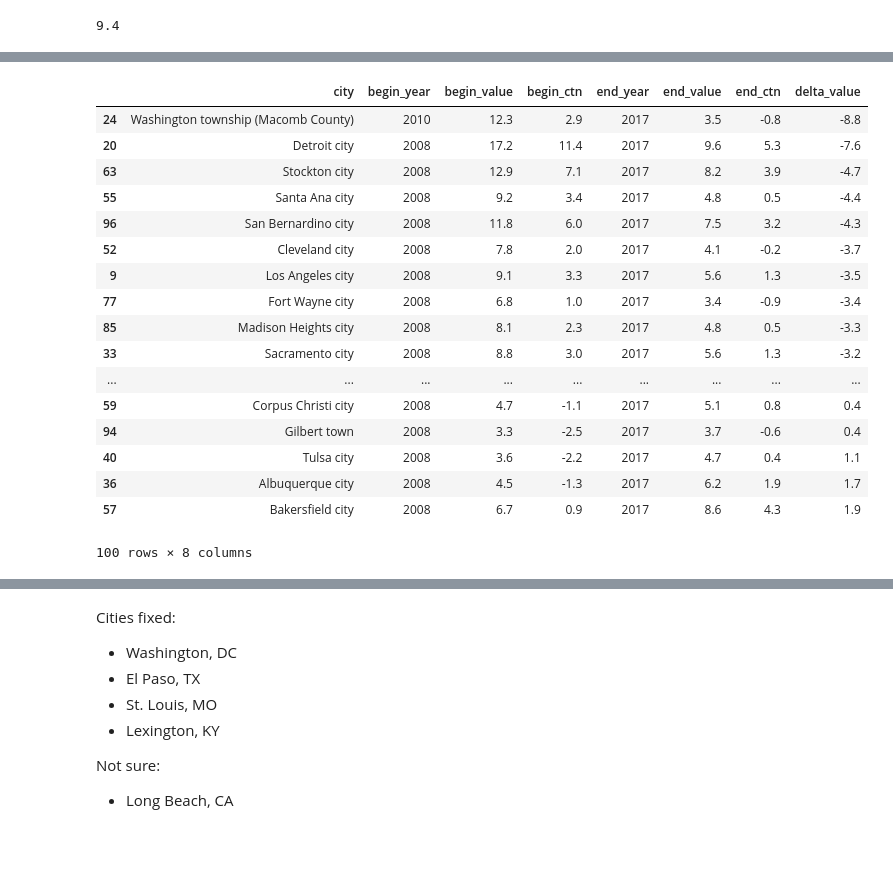
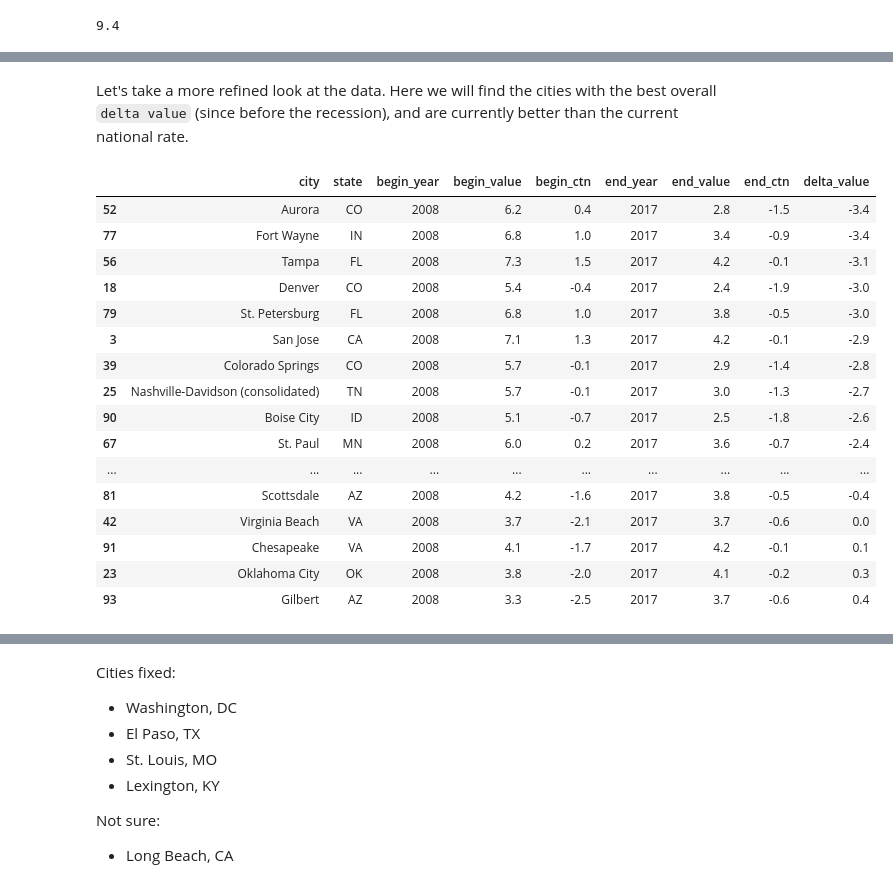
Before and after one commit to muftring/iu-datavis, a Jupyter notebook: project/analysis-gold-standard-cities.ipynb, the cells around one changed output, grey strips where cells are left out. Saved outputs shown, nothing was run; the diff lists cells and outputs as text; code cells hidden in the pictures; blank space fills up the shorter version.

Commit message:
Project: more on gold standard city

```diff
--- a/project/analysis-gold-standard-cities.ipynb
+++ b/project/analysis-gold-standard-cities.ipynb
@@ -93,8 +155,8 @@ build and send requests, 10 cities at a time...
 # %%
 def buildSeriesIDs(cityList):
     seriesIDs = []
-    for city in cityList:
-        cityCode = bls.findCityTownCode(city)
+    for city,state in cityList:
+        cityCode = bls.findCityTownCode(city,state)
         if len(cityCode) > 0:
             for measure in measureList:
                 measureCode = bls.findMeasureCode(measure)
@@ -154,8 +220,8 @@ for json_data in responses:
             period = item['period']
             month = bls.code2month(period)
             date = bls.dateFrom(year, month)
-            state = bls.decodeState(seriesId)
-            city = bls.decodeCityTown(seriesId)
+            state = stateCode(bls.decodeState(seriesId))
+            city = bls.trimCityName(bls.decodeCityTown(seriesId))
             measure = bls.decodeMeasure(seriesId)
             value = item['value']
             footnotes=""
@@ -202,8 +313,12 @@ nationalRates[year]
 # %%
 series = []
+columns = ['city','state','begin_year','begin_value','begin_ctn','end_year','end_value','end_ctn','delta_value']
+series.append(columns)
+
 for city in df.city.unique():
     cd = df[(df.city==city) & (df.month=='July')].sort_values('year').copy()
     cd.drop(['seriesid','month','period','date','footnotes'], axis=1, inplace=True)
+    state = stateCode(cd.head(1).state.values[0])
     beginYear = cd.head(1).year.values[0]
     beginValue = float(cd.head(1).value.values[0])
     beginCTN = beginValue - float(nationalRates[beginYear])
@@ -211,7 +326,7 @@ for city in df.city.unique():
     endValue = float(cd.tail(1).value.values[0])
     endCTN = endValue - float(nationalRates[endYear])
     delta = endValue - beginValue
-    series.append([city,beginYear,beginValue, beginCTN,endYear,endValue,endCTN,delta])
+    series.append([city,state,beginYear,beginValue, beginCTN,endYear,endValue,endCTN,delta])
 # %%
 len(series)
 # %% [output]
@@ -239,5 +369,5 @@ series
 # %%
-dfs = pd.DataFrame(series, columns=['city','begin_year','begin_value','begin_ctn','end_year','end_value','end_ctn','delta_value'])
+dfs = pd.DataFrame(series[1:], columns=series[0])
 # %%
 dfs.head()
 # %% [output]
@@ -317,21 +469,22 @@ dfs[dfs.city==cityName]
+# %% [markdown]
+Let's take a more refined look at the data. Here we will find the cities with the best overall `delta value` (since before the recession), and are currently better than the current national rate.
 # %%
-dfs.sort_values('delta_value')
+dfs[dfs.end_ctn <= 0.0].sort_values('delta_value')
 # %% [output]
-|  | city | begin_year | begin_value | begin_ctn | end_year | end_value | end_ctn | delta_value |
-| 24 | Washington township (Macomb County) | 2010 | 12.3 | 2.9 | 2017 | 3.5 | -0.8 | -8.8 |
-| 20 | Detroit city | 2008 | 17.2 | 11.4 | 2017 | 9.6 | 5.3 | -7.6 |
-| 63 | Stockton city | 2008 | 12.9 | 7.1 | 2017 | 8.2 | 3.9 | -4.7 |
-| 55 | Santa Ana city | 2008 | 9.2 | 3.4 | 2017 | 4.8 | 0.5 | -4.4 |
-| 96 | San Bernardino city | 2008 | 11.8 | 6.0 | 2017 | 7.5 | 3.2 | -4.3 |
-| 52 | Cleveland city | 2008 | 7.8 | 2.0 | 2017 | 4.1 | -0.2 | -3.7 |
-| 9 | Los Angeles city | 2008 | 9.1 | 3.3 | 2017 | 5.6 | 1.3 | -3.5 |
-| 77 | Fort Wayne city | 2008 | 6.8 | 1.0 | 2017 | 3.4 | -0.9 | -3.4 |
-| 85 | Madison Heights city | 2008 | 8.1 | 2.3 | 2017 | 4.8 | 0.5 | -3.3 |
-| 33 | Sacramento city | 2008 | 8.8 | 3.0 | 2017 | 5.6 | 1.3 | -3.2 |
-| ... | ... | ... | ... | ... | ... | ... | ... | ... |
-| 59 | Corpus Christi city | 2008 | 4.7 | -1.1 | 2017 | 5.1 | 0.8 | 0.4 |
-| 94 | Gilbert town | 2008 | 3.3 | -2.5 | 2017 | 3.7 | -0.6 | 0.4 |
-| 40 | Tulsa city | 2008 | 3.6 | -2.2 | 2017 | 4.7 | 0.4 | 1.1 |
-| 36 | Albuquerque city | 2008 | 4.5 | -1.3 | 2017 | 6.2 | 1.9 | 1.7 |
-| 57 | Bakersfield city | 2008 | 6.7 | 0.9 | 2017 | 8.6 | 4.3 | 1.9 |
+|  | city | state | begin_year | begin_value | begin_ctn | end_year | end_value | end_ctn | delta_value |
+| 52 | Aurora | CO | 2008 | 6.2 | 0.4 | 2017 | 2.8 | -1.5 | -3.4 |
+| 77 | Fort Wayne | IN | 2008 | 6.8 | 1.0 | 2017 | 3.4 | -0.9 | -3.4 |
+| 56 | Tampa | FL | 2008 | 7.3 | 1.5 | 2017 | 4.2 | -0.1 | -3.1 |
+| 18 | Denver | CO | 2008 | 5.4 | -0.4 | 2017 | 2.4 | -1.9 | -3.0 |
+| 79 | St. Petersburg | FL | 2008 | 6.8 | 1.0 | 2017 | 3.8 | -0.5 | -3.0 |
+| 3 | San Jose | CA | 2008 | 7.1 | 1.3 | 2017 | 4.2 | -0.1 | -2.9 |
+| 39 | Colorado Springs | CO | 2008 | 5.7 | -0.1 | 2017 | 2.9 | -1.4 | -2.8 |
+| 25 | Nashville-Davidson (consolidated) | TN | 2008 | 5.7 | -0.1 | 2017 | 3.0 | -1.3 | -2.7 |
+| 90 | Boise City | ID | 2008 | 5.1 | -0.7 | 2017 | 2.5 | -1.8 | -2.6 |
+| 67 | St. Paul | MN | 2008 | 6.0 | 0.2 | 2017 | 3.6 | -0.7 | -2.4 |
+| ... | ... | ... | ... | ... | ... | ... | ... | ... | ... |
+| 81 | Scottsdale | AZ | 2008 | 4.2 | -1.6 | 2017 | 3.8 | -0.5 | -0.4 |
+| 42 | Virginia Beach | VA | 2008 | 3.7 | -2.1 | 2017 | 3.7 | -0.6 | 0.0 |
+| 91 | Chesapeake | VA | 2008 | 4.1 | -1.7 | 2017 | 4.2 | -0.1 | 0.1 |
+| 23 | Oklahoma City | OK | 2008 | 3.8 | -2.0 | 2017 | 4.1 | -0.2 | 0.3 |
+| 93 | Gilbert | AZ | 2008 | 3.3 | -2.5 | 2017 | 3.7 | -0.6 | 0.4 |
-100 rows × 8 columns
```
Also changed, not shown: parts of 77 cells of this notebook, 2 other files.
